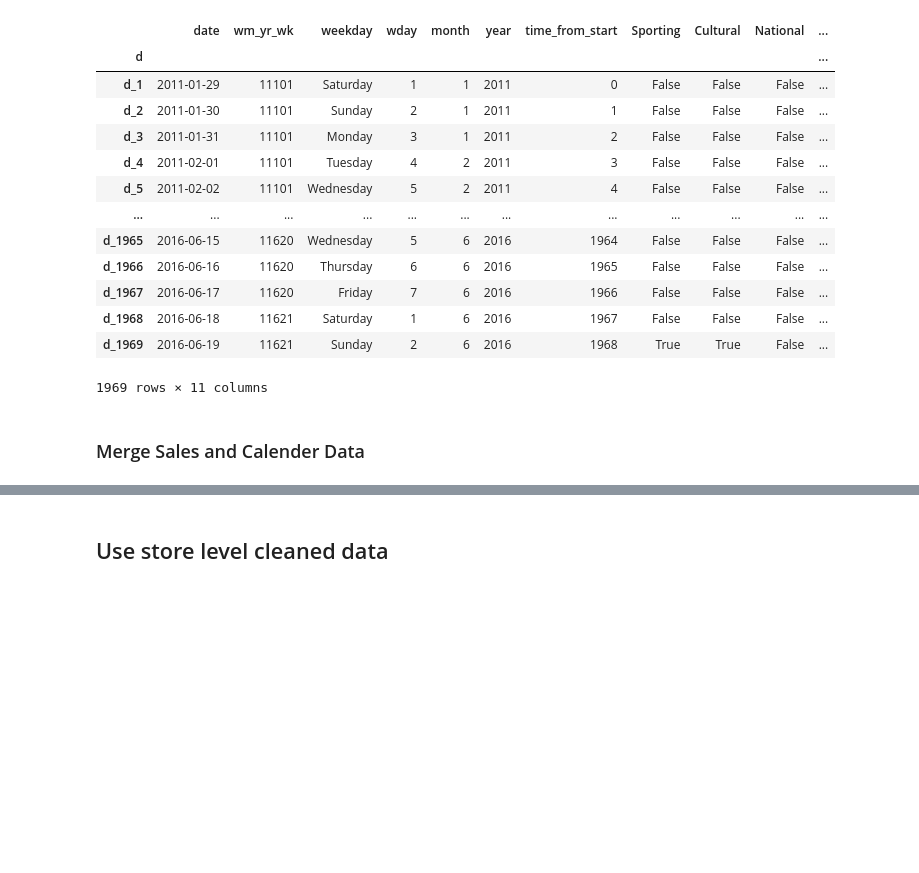
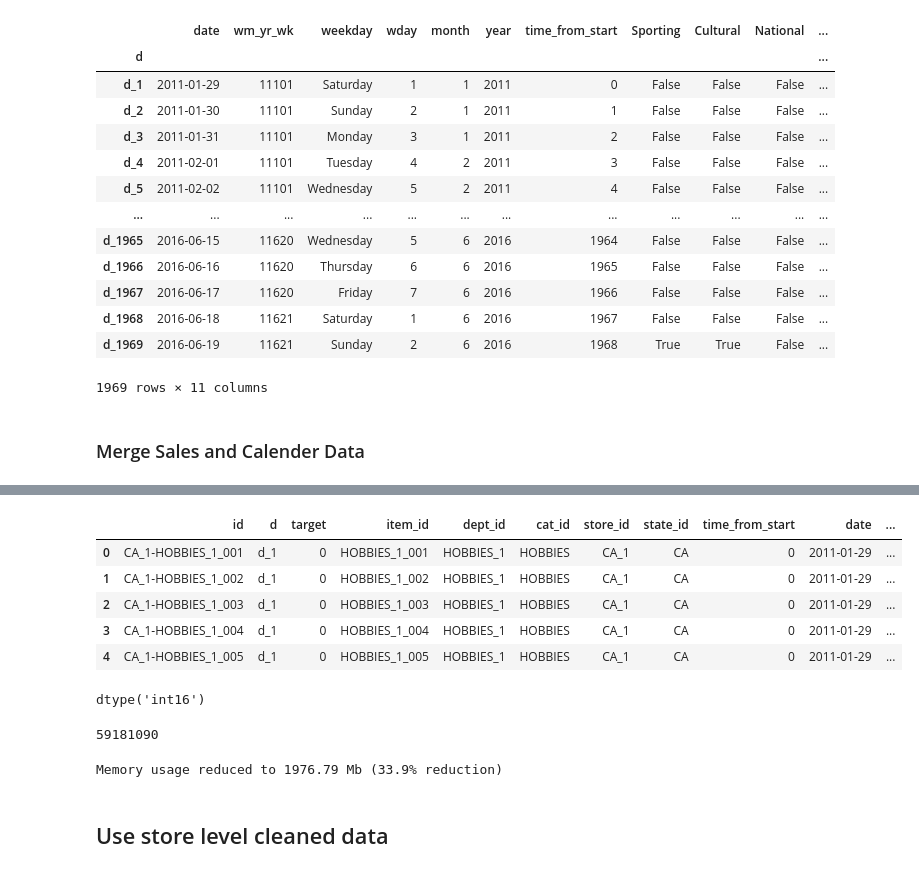
Before and after one commit to kerryzl77/Deep-Learning, a Jupyter notebook: DeepAR/DeepAR_PytorchForecast.ipynb, the cells around one changed output, grey strips where cells are left out. Drawn from its saved outputs; the diff is of its cells as text; code cells hidden in the pictures; blank space fills up the shorter version.

```diff
--- a/DeepAR/DeepAR_PytorchForecast.ipynb
+++ b/DeepAR/DeepAR_PytorchForecast.ipynb
@@ -23,12 +42,43 @@ calendar_path = os.path.join(base_path, 'calendar.csv')
 price_path = os.path.join(base_path, 'sell_prices.csv')
 # %% [output]
 Loading raw data...
+# %%
+# Enhanced memory optimization function with object datatype handling
+def reduce_mem_usage(df, verbose=True):
+    numerics = ['int16', 'int32', 'int64', 'float16', 'float32', 'float64']
+    start_mem = df.memory_usage().sum() / 1024**2  # Initial memory usage in MB
+    for col in df.columns:
+        col_type = df[col].dtypes
+        if col_type in numerics:  # Downcast numerics
+            c_min, c_max = df[col].min(), df[col].max()
+            if str(col_type)[:3] == 'int':
+                if c_min > np.iinfo(np.int8).min and c_max < np.iinfo(np.int8).max:
+                    df[col] = df[col].astype(np.int8)
+                elif c_min > np.iinfo(np.int16).min and c_max < np.iinfo(np.int16).max:
+                    df[col] = df[col].astype(np.int16)
+                elif c_min > np.iinfo(np.int32).min and c_max < np.iinfo(np.int32).max:
+                    df[col] = df[col].astype(np.int32)
+            else:
+                if c_min > np.finfo(np.float16).min and c_max < np.finfo(np.float16).max:
+                    df[col] = df[col].astype(np.float16)
+                elif c_min > np.finfo(np.float32).min and c_max < np.finfo(np.float32).max:
+                    df[col] = df[col].astype(np.float32)
+        elif col_type == 'object':  # Handle object types
+            if col == 'date':  # Convert date column to datetime
+                df[col] = pd.to_datetime(df[col], format='%Y-%m-%d')
+            else:
+                df[col] = df[col].astype('category')  # Convert other object types to category
+    end_mem = df.memory_usage().sum() / 1024**2  # Final memory usage in MB
+    if verbose:
+        print(f'Memory usage reduced to {end_mem:5.2f} Mb ({100 * (start_mem - end_mem) / start_mem:.1f}% reduction)')
+    return df
 # %%
 key_cols = ['date', 'time_from_start', 'id']
 meta_key_cols = ['id']
 timestamp_cov_cols = ['month', 'day']
 # %%
 sales_df = pd.read_csv(sales_path)
+sales_df = reduce_mem_usage(sales_df)
 cat_cols = ['id', 'cat_id', 'store_id', 'state_id']
 num_cols = [col for col in sales_df.columns if col not in (cat_cols + ['item_id', 'dept_id'])]
 sales_df['id'] = sales_df.apply(lambda row: str(row['store_id']) + '-' + str(row['item_id']),axis=1)
@@ -80,3 +132,4 @@ sales_df
 ### Merge with Calender Data
 # %%
 calendar_df = pd.read_csv(calendar_path)
+calendar_df = reduce_mem_usage(calendar_df)
@@ -130,0 +199,3 @@ del sales_df
+# %%
+price_df = pd.read_csv(price_path)
+price_df = reduce_mem_usage(price_df)
@@ -130,0 +220,22 @@ del sales_df
+# %%
+sales_train_evaluation_long = sales_train_evaluation_long.merge(
+    price_df,
+    on=["store_id", "item_id", "wm_yr_wk"],
+    how="left"
+)
+sales_train_evaluation_long.head()
+# %% [output]
+|  | id | d | target | item_id | dept_id | cat_id | store_id | state_id | time_from_start | date | ... |
+| 0 | CA_1-HOBBIES_1_001 | d_1 | 0 | HOBBIES_1_001 | HOBBIES_1 | HOBBIES | CA_1 | CA | 0 | 2011-01-29 | ... |
+| 1 | CA_1-HOBBIES_1_002 | d_1 | 0 | HOBBIES_1_002 | HOBBIES_1 | HOBBIES | CA_1 | CA | 0 | 2011-01-29 | ... |
+| 2 | CA_1-HOBBIES_1_003 | d_1 | 0 | HOBBIES_1_003 | HOBBIES_1 | HOBBIES | CA_1 | CA | 0 | 2011-01-29 | ... |
+| 3 | CA_1-HOBBIES_1_004 | d_1 | 0 | HOBBIES_1_004 | HOBBIES_1 | HOBBIES | CA_1 | CA | 0 | 2011-01-29 | ... |
+| 4 | CA_1-HOBBIES_1_005 | d_1 | 0 | HOBBIES_1_005 | HOBBIES_1 | HOBBIES | CA_1 | CA | 0 | 2011-01-29 | ... |
+# %%
+sales_train_evaluation_long['target'].dtype
+# %% [output]
+dtype('int16')
+# %%
+len(sales_train_evaluation_long)
+# %% [output]
+59181090
@@ -131,3 +244,7 @@ del sales_df
+# %%
+sales_train_evaluation_long = reduce_mem_usage(sales_train_evaluation_long)
+# %% [output]
+Memory usage reduced to 1976.79 Mb (33.9% reduction)
 # %% [markdown]
 ## Use store level cleaned data
 # %%
```
Also changed, not shown: parts of 28 cells of this notebook.
